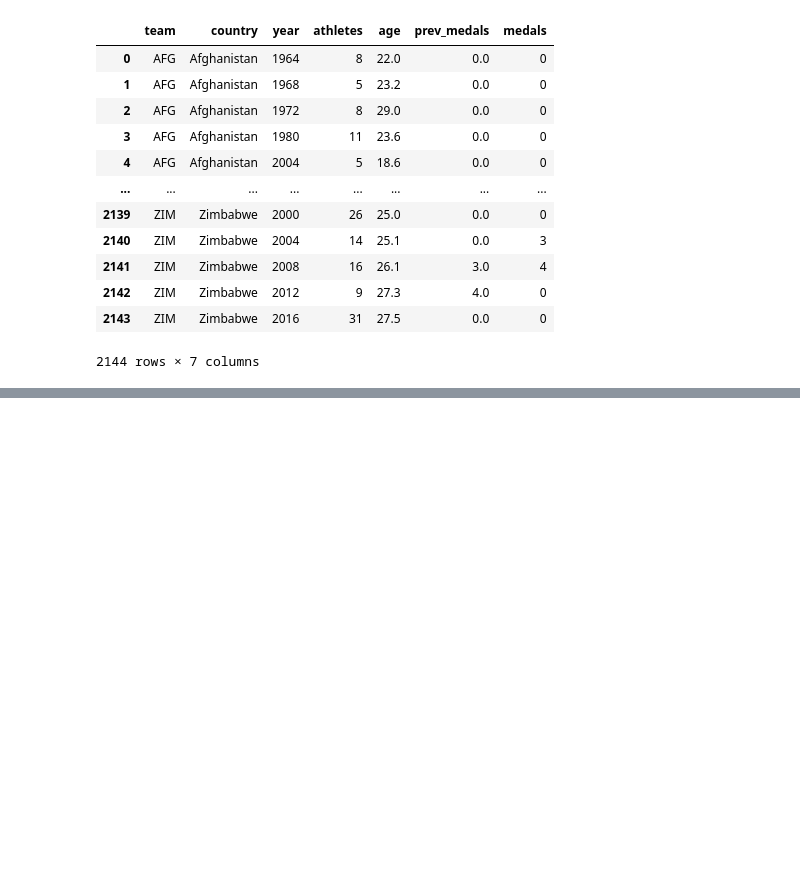
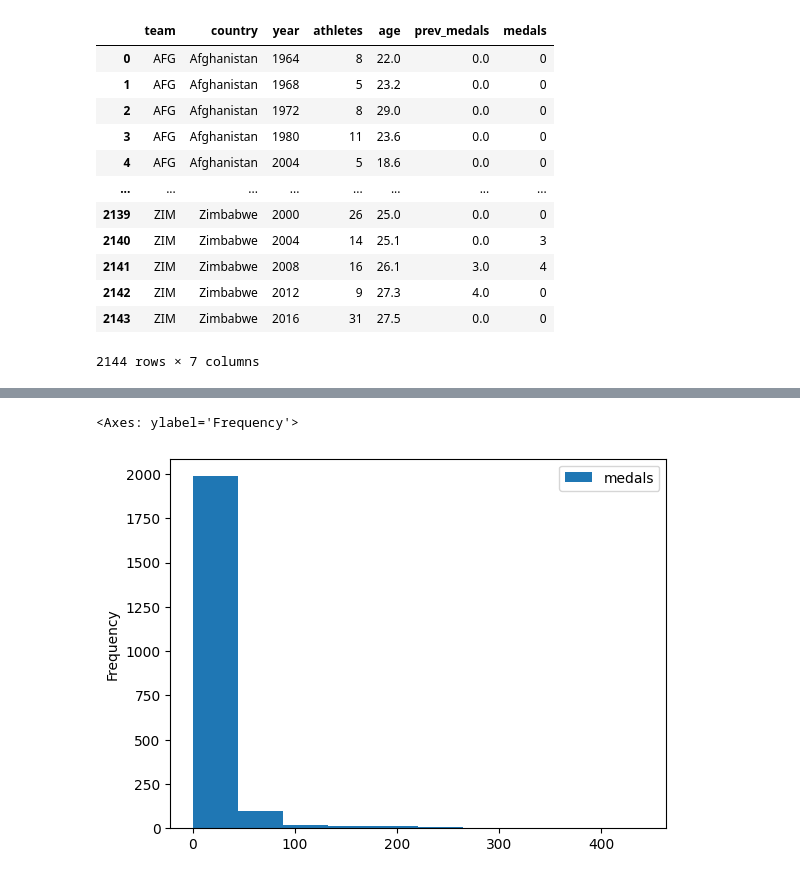
Before and after one commit to Amardeep1615/Machine-Learning-Project, a Jupyter notebook: ml.ipynb, the cells around one changed output, grey strips where cells are left out. Cells and saved outputs as stored; diff of their text form; code cells hidden in the pictures; blank space fills up the shorter version.

```diff
--- a/ml.ipynb
+++ b/ml.ipynb
@@ -41,0 +63,5 @@ teams
+# %%
+teams.plot.hist(y ="medals")
+# %% [output]
+<Axes: ylabel='Frequency'>
+[figure, added]
```
Also changed, not shown: parts of 44 cells of this notebook.
